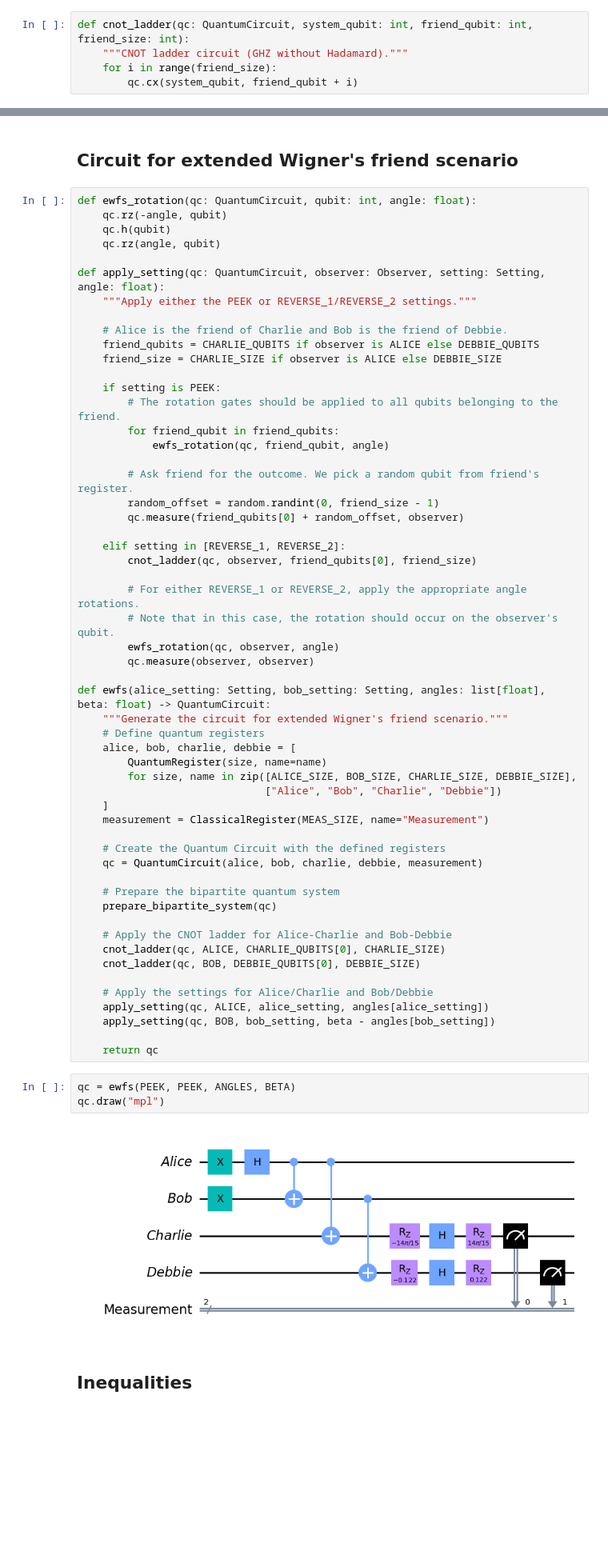
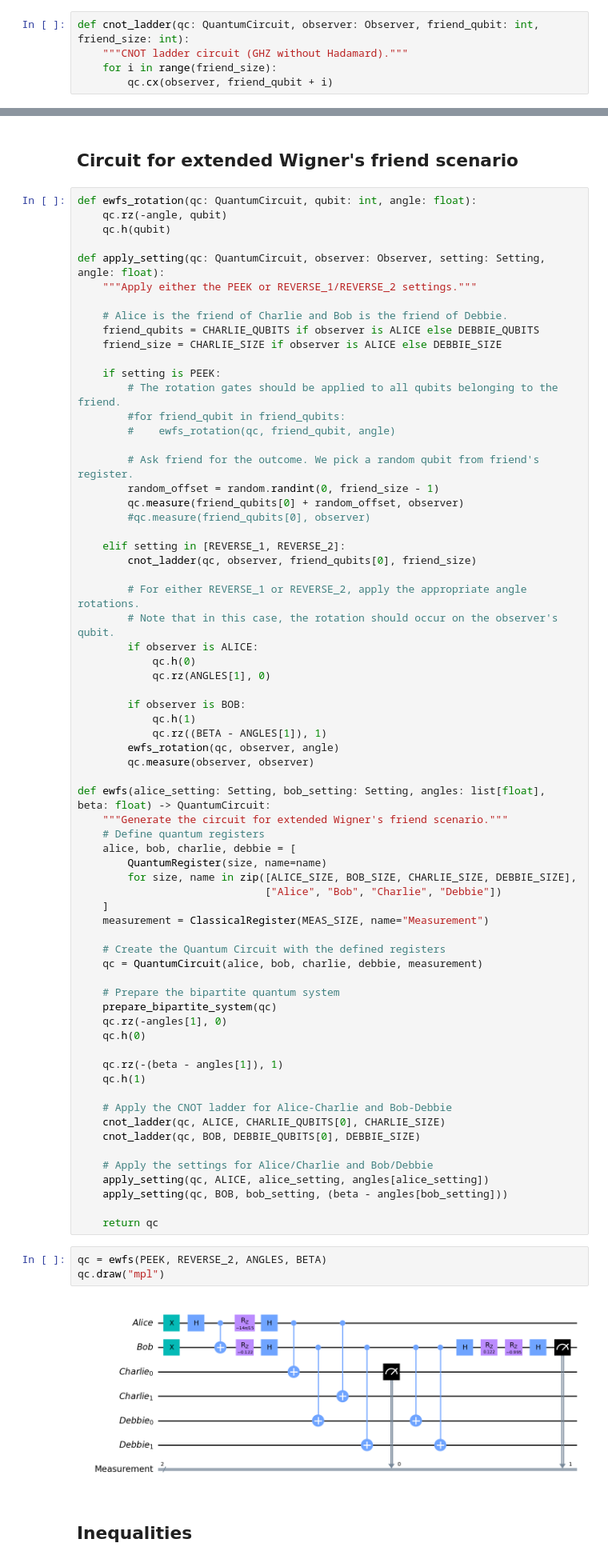
Before and after one commit to unitaryfund/wigners_friend, a Jupyter notebook: notebooks/ewfs_measurements.ipynb, the cells around one changed output, grey strips where cells are left out. Shown at 80% size. Drawn from its saved outputs; the diff is of its cells as text; blank space fills up the shorter version.

```diff
--- a/notebooks/ewfs_measurements.ipynb
+++ b/notebooks/ewfs_measurements.ipynb
@@ -178,9 +170,9 @@ print(qiskit.Aer.get_backend("statevector_simulator").run(circuit).result().get_
 # %% [markdown]
 ## CNOT ladder circuit
 # %%
-def cnot_ladder(qc: QuantumCircuit, system_qubit: int, friend_qubit: int, friend_size: int):
+def cnot_ladder(qc: QuantumCircuit, observer: Observer, friend_qubit: int, friend_size: int):
     """CNOT ladder circuit (GHZ without Hadamard)."""
     for i in range(friend_size):
-        qc.cx(system_qubit, friend_qubit + i)
+        qc.cx(observer, friend_qubit + i)
 # %%
 circuit = QuantumCircuit(CIRCUIT_SIZE, MEAS_SIZE)
@@ -194,7 +186,6 @@ circuit.draw("mpl")
 def ewfs_rotation(qc: QuantumCircuit, qubit: int, angle: float):
     qc.rz(-angle, qubit)
     qc.h(qubit)
-    qc.rz(angle, qubit)
 
 def apply_setting(qc: QuantumCircuit, observer: Observer, setting: Setting, angle: float):
     """Apply either the PEEK or REVERSE_1/REVERSE_2 settings."""
@@ -205,18 +196,26 @@ def apply_setting(qc: QuantumCircuit, observer: Observer, setting: Setting, angl
 
     if setting is PEEK:
         # The rotation gates should be applied to all qubits belonging to the friend.
-        for friend_qubit in friend_qubits:
-            ewfs_rotation(qc, friend_qubit, angle)
+        #for friend_qubit in friend_qubits:
+        #    ewfs_rotation(qc, friend_qubit, angle)
 
         # Ask friend for the outcome. We pick a random qubit from friend's register.
         random_offset = random.randint(0, friend_size - 1)
         qc.measure(friend_qubits[0] + random_offset, observer)
+        #qc.measure(friend_qubits[0], observer)
 
     elif setting in [REVERSE_1, REVERSE_2]:
         cnot_ladder(qc, observer, friend_qubits[0], friend_size)
 
         # For either REVERSE_1 or REVERSE_2, apply the appropriate angle rotations.
         # Note that in this case, the rotation should occur on the observer's qubit.
+        if observer is ALICE:
+            qc.h(0)
+            qc.rz(ANGLES[1], 0)
+
+        if observer is BOB:
+            qc.h(1)
+            qc.rz((BETA - ANGLES[1]), 1)
         ewfs_rotation(qc, observer, angle)
         qc.measure(observer, observer)
 
@@ -235,6 +234,11 @@ def ewfs(alice_setting: Setting, bob_setting: Setting, angles: list[float], beta
 
     # Prepare the bipartite quantum system
     prepare_bipartite_system(qc)
+    qc.rz(-angles[1], 0)
+    qc.h(0)
+
+    qc.rz(-(beta - angles[1]), 1)
+    qc.h(1)
 
     # Apply the CNOT ladder for Alice-Charlie and Bob-Debbie
     cnot_ladder(qc, ALICE, CHARLIE_QUBITS[0], CHARLIE_SIZE)
@@ -242,14 +246,14 @@ def ewfs(alice_setting: Setting, bob_setting: Setting, angles: list[float], beta
 
     # Apply the settings for Alice/Charlie and Bob/Debbie
     apply_setting(qc, ALICE, alice_setting, angles[alice_setting])
-    apply_setting(qc, BOB, bob_setting, beta - angles[bob_setting])
+    apply_setting(qc, BOB, bob_setting, (beta - angles[bob_setting]))
 
     return qc
 # %%
-qc = ewfs(PEEK, PEEK, ANGLES, BETA)
+qc = ewfs(PEEK, REVERSE_2, ANGLES, BETA)
 qc.draw("mpl")
 # %% [output]
-[figure, old version]
+[figure, new version]
 # %% [markdown]
 ## Inequalities
 # %%
```
Also changed, not shown: parts of 6 cells of this notebook.
